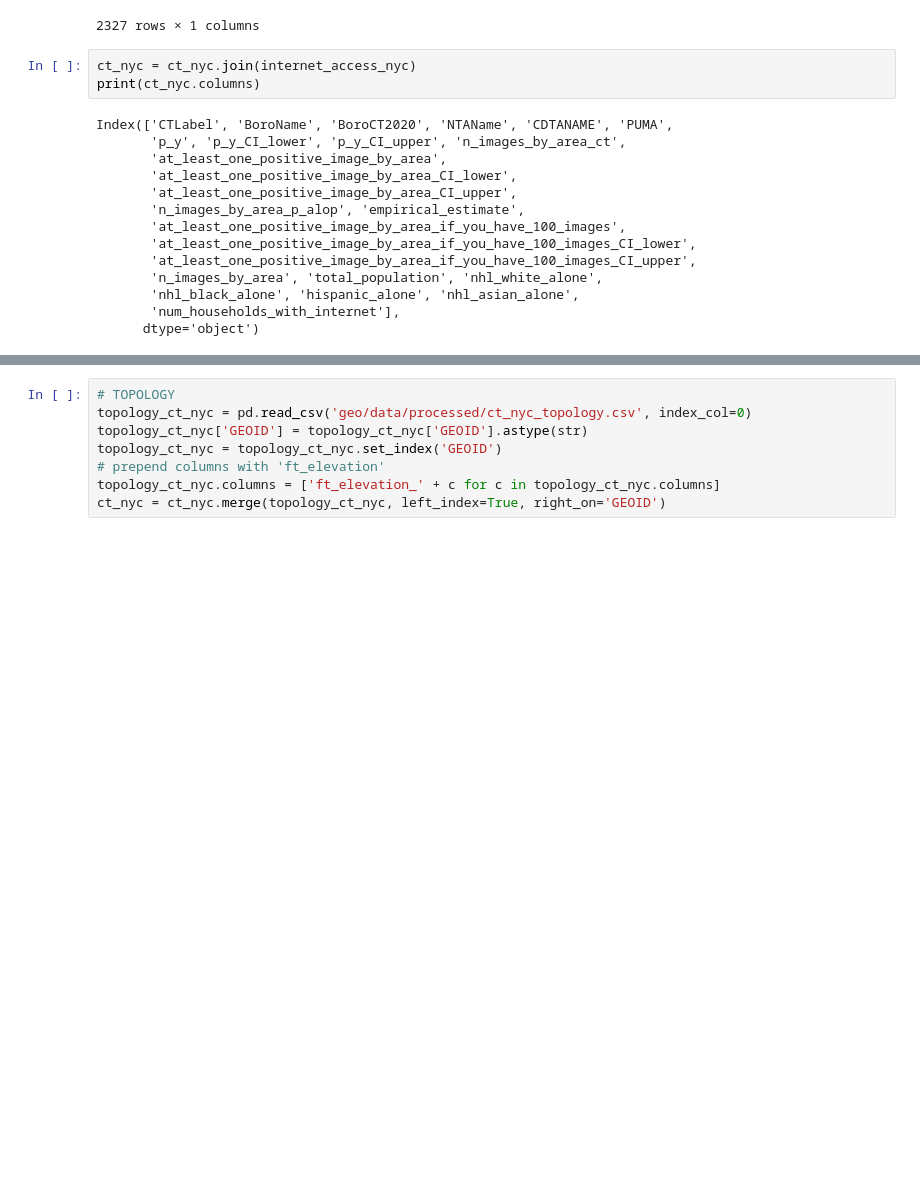
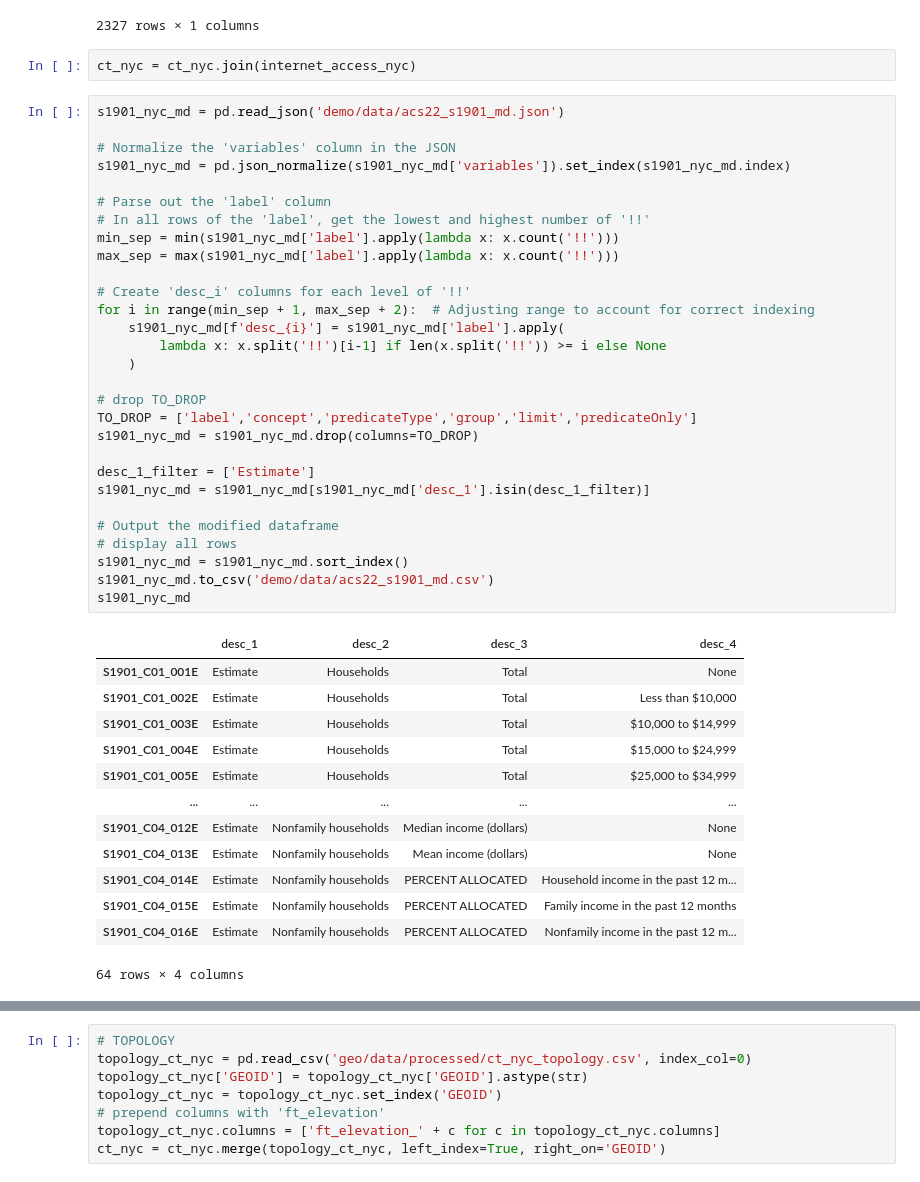
Before and after one commit to pendulating/bayflood, a Jupyter notebook: aggregation/analysis_df.ipynb, the cells around one changed output, grey strips where cells are left out. Cells and saved outputs as stored; diff of their text form; blank space fills up the shorter version.

Commit message:
median household income feature

```diff
--- a/aggregation/analysis_df.ipynb
+++ b/aggregation/analysis_df.ipynb
@@ -236,18 +236,46 @@ internet_access_nyc
 2327 rows × 1 columns
 # %%
 ct_nyc = ct_nyc.join(internet_access_nyc)
-print(ct_nyc.columns)
-# %% [output]
-Index(['CTLabel', 'BoroName', 'BoroCT2020', 'NTAName', 'CDTANAME', 'PUMA',
-       'p_y', 'p_y_CI_lower', 'p_y_CI_upper', 'n_images_by_area_ct',
-       'at_least_one_positive_image_by_area',
-       'at_least_one_positive_image_by_area_CI_lower',
-       'at_least_one_positive_image_by_area_CI_upper',
-       'n_images_by_area_p_alop', 'empirical_estimate',
-       'at_least_one_positive_image_by_area_if_you_have_100_images',
-       'at_least_one_positive_image_by_area_if_you_have_100_images_CI_lower',
-       'at_least_one_positive_image_by_area_if_you_have_100_images_CI_upper',
-       'n_images_by_area', 'total_population', 'nhl_white_alone',
-       'nhl_black_alone', 'hispanic_alone', 'nhl_asian_alone',
-       'num_households_with_internet'],
-      dtype='object')
+# %%
+s1901_nyc_md = pd.read_json('demo/data/acs22_s1901_md.json')
+
+# Normalize the 'variables' column in the JSON
+s1901_nyc_md = pd.json_normalize(s1901_nyc_md['variables']).set_index(s1901_nyc_md.index)
+
+# Parse out the 'label' column
+# In all rows of the 'label', get the lowest and highest number of '!!'
+min_sep = min(s1901_nyc_md['label'].apply(lambda x: x.count('!!')))
+max_sep = max(s1901_nyc_md['label'].apply(lambda x: x.count('!!')))
+
+# Create 'desc_i' columns for each level of '!!'
+for i in range(min_sep + 1, max_sep + 2):  # Adjusting range to account for correct indexing
+    s1901_nyc_md[f'desc_{i}'] = s1901_nyc_md['label'].apply(
+        lambda x: x.split('!!')[i-1] if len(x.split('!!')) >= i else None
+    )
+
+# drop TO_DROP
+TO_DROP = ['label','concept','predicateType','group','limit','predicateOnly']
+s1901_nyc_md = s1901_nyc_md.drop(columns=TO_DROP)
+
+desc_1_filter = ['Estimate']
+s1901_nyc_md = s1901_nyc_md[s1901_nyc_md['desc_1'].isin(desc_1_filter)]
+
+# Output the modified dataframe
+# display all rows
+s1901_nyc_md = s1901_nyc_md.sort_index()
+s1901_nyc_md.to_csv('demo/data/acs22_s1901_md.csv')
+s1901_nyc_md
+# %% [output]
+|  | desc_1 | desc_2 | desc_3 | desc_4 |
+| S1901_C01_001E | Estimate | Households | Total | None |
+| S1901_C01_002E | Estimate | Households | Total | Less than $10,000 |
+| S1901_C01_003E | Estimate | Households | Total | $10,000 to $14,999 |
+| S1901_C01_004E | Estimate | Households | Total | $15,000 to $24,999 |
+| S1901_C01_005E | Estimate | Households | Total | $25,000 to $34,999 |
+| ... | ... | ... | ... | ... |
+| S1901_C04_012E | Estimate | Nonfamily households | Median income (dollars) | None |
+| S1901_C04_013E | Estimate | Nonfamily households | Mean income (dollars) | None |
+| S1901_C04_014E | Estimate | Nonfamily households | PERCENT ALLOCATED | Household income in the past 12 m... |
+| S1901_C04_015E | Estimate | Nonfamily households | PERCENT ALLOCATED | Family income in the past 12 months |
+| S1901_C04_016E | Estimate | Nonfamily households | PERCENT ALLOCATED | Nonfamily income in the past 12 m... |
+64 rows × 4 columns
```
Also changed, not shown: parts of 15 cells of this notebook, 1 other file.
